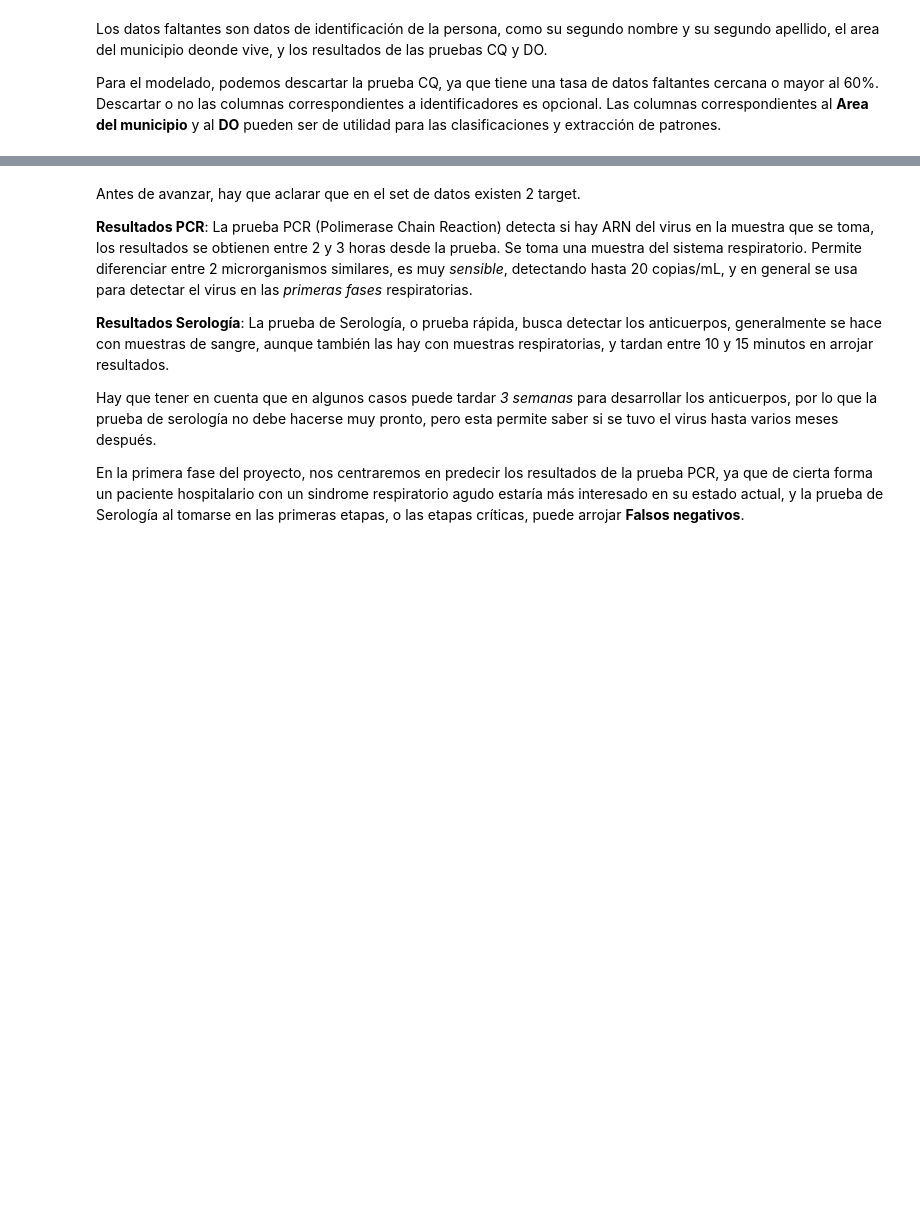
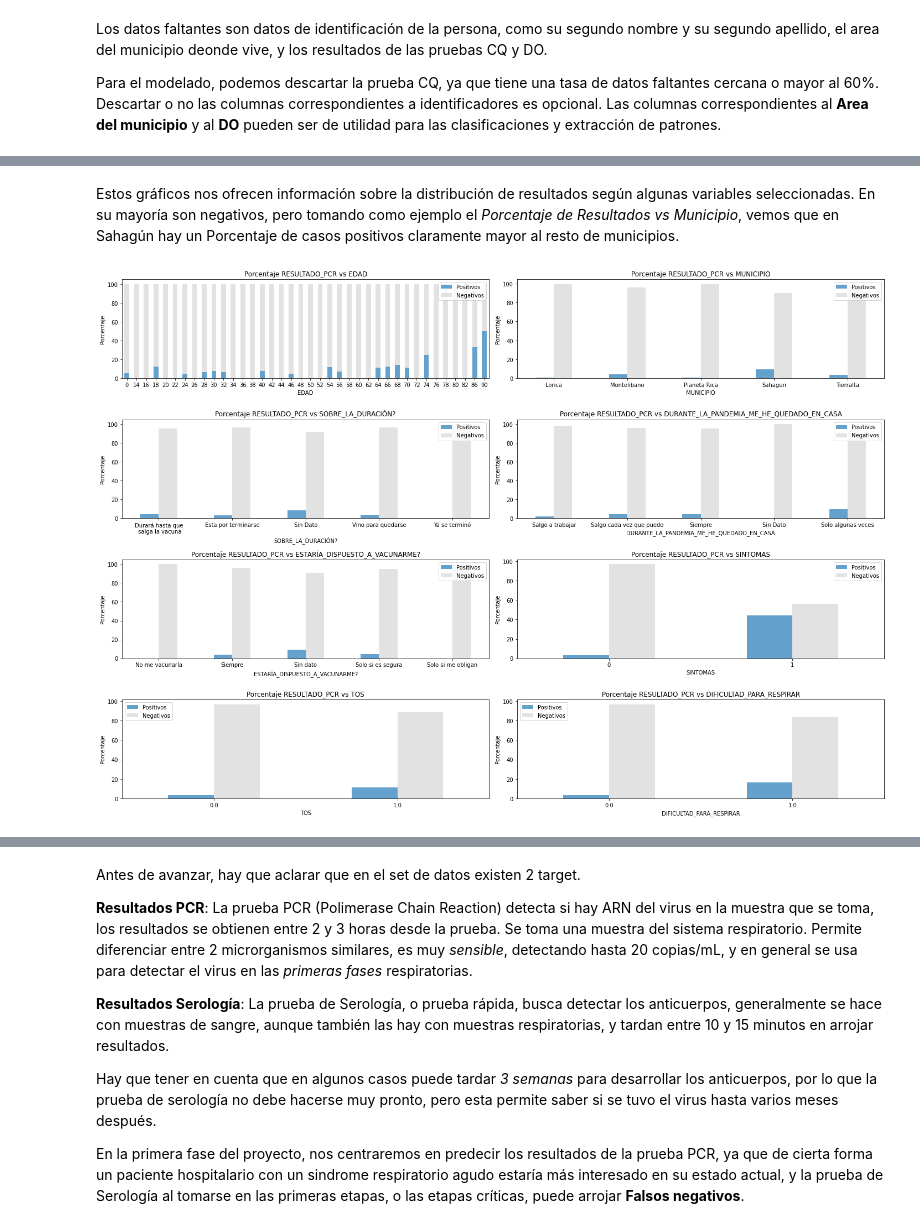
Before and after one commit to jlmarrugom/covid, a Jupyter notebook: COVID_UC.ipynb, the cells around one changed output, grey strips where cells are left out. Saved outputs shown, nothing was run; the diff lists cells and outputs as text; code cells hidden in the pictures; blank space fills up the shorter version.

```diff
--- a/COVID_UC.ipynb
+++ b/COVID_UC.ipynb
@@ -212,0 +396,6 @@ ready_df.rename(columns = lambda x: x.replace(' ', '_'), inplace=True)
+# %%
+#@title Guardar o cargar datos Pre-procesados
+try:
+  ready_df.to_csv('/content/drive/MyDrive/Covid UC/Patients_for_analysis_&_modelling.csv')
+except:
+  ready_df=pd.read_csv('/content/drive/MyDrive/Covid UC/Patients_with_coordinates_for_analysis_&_modelling.csv')
@@ -212,0 +426,35 @@ ready_df.rename(columns = lambda x: x.replace(' ', '_'), inplace=True)
+# %%
+#@title Preparación de los Datos para el Análisis
+
+ready_df['SOBRE_LA_DURACIÓN?'] = ready_df['SOBRE_LA_DURACIÓN?'].astype(object).replace({1: 'Durará hasta que\n salga la vacuna',
+                                                                                      2: 'Esta por terminarse',
+                                                                                      3: 'Vino para quedarse',
+                                                                                      4: 'Sin Dato',
+                                                                                      5: 'Ya se terminó'})
+ready_df['DURANTE_LA_PANDEMIA_ME_HE_QUEDADO_EN_CASA'] = ready_df['DURANTE_LA_PANDEMIA_ME_HE_QUEDADO_EN_CASA'].astype(object).replace({1: 'Siempre',
+                                                                                  2: 'Solo algunas veces',
+                                                                                  3: 'Salgo cada vez que puedo',
+                                                                                  4: 'Salgo a trabajar',
+                                                                                  5: 'Sin Dato'})
+ready_df['ESTARÍA_DISPUESTO_A_VACUNARME?'] = ready_df['ESTARÍA_DISPUESTO_A_VACUNARME?'].astype(object).replace({1: 'Siempre',
+                                                                                    2: 'Solo si es segura',
+                                                                                    3: 'Solo si me obligan',
+                                                                                    4: 'No me vacunaría',
+                                                                                    5: 'Sin dato'})
+# %% [markdown]
+Estos gráficos nos ofrecen información sobre la distribución de resultados según algunas variables seleccionadas. En su mayoría son negativos, pero tomando como ejemplo el *Porcentaje de Resultados vs Municipio*, vemos que en Sahagún hay un Porcentaje de casos positivos claramente mayor al resto de municipios.
+# %%
+#@title #### Gráficos Apilados Relacionados a la PCR
+fig, axs = plt.subplots(4, 2)#filas columnas
+ready_df['EDAD'] = ready_df['EDAD'].astype(int)
+apilado(ready_df[ready_df['EDAD']%2==0],'RESULTADO_PCR','EDAD',stk=True,fil=0,col=0)
+apilado(ready_df,'RESULTADO_PCR','MUNICIPIO',fil=0,col=1)
+apilado(ready_df,'RESULTADO_PCR','SOBRE_LA_DURACIÓN?',fil=1,col=0)
+apilado(ready_df,'RESULTADO_PCR','DURANTE_LA_PANDEMIA_ME_HE_QUEDADO_EN_CASA',fil=1,col=1)
+apilado(ready_df,'RESULTADO_PCR','ESTARÍA_DISPUESTO_A_VACUNARME?',fil=2,col=0)
+apilado(ready_df,'RESULTADO_PCR','SINTOMAS',fil=2,col=1)
+apilado(ready_df,'RESULTADO_PCR','TOS',fil=3,col=0)
+apilado(ready_df,'RESULTADO_PCR','DIFICULTAD_PARA_RESPIRAR',fil=3,col=1)
+fig.tight_layout() #imprta el orden
+# %% [output]
+[figure, added]
```
Also changed, not shown: parts of 109 cells of this notebook.
